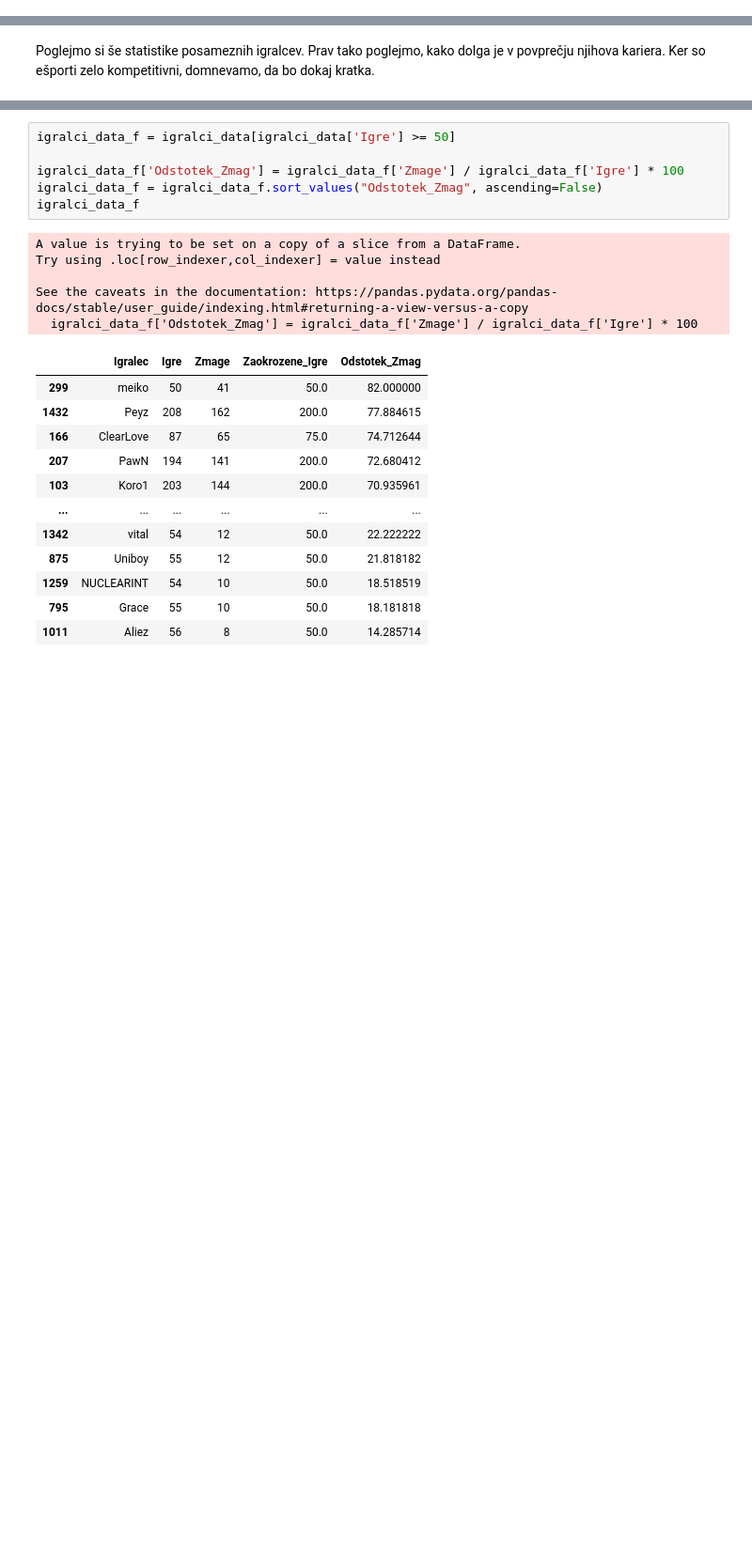
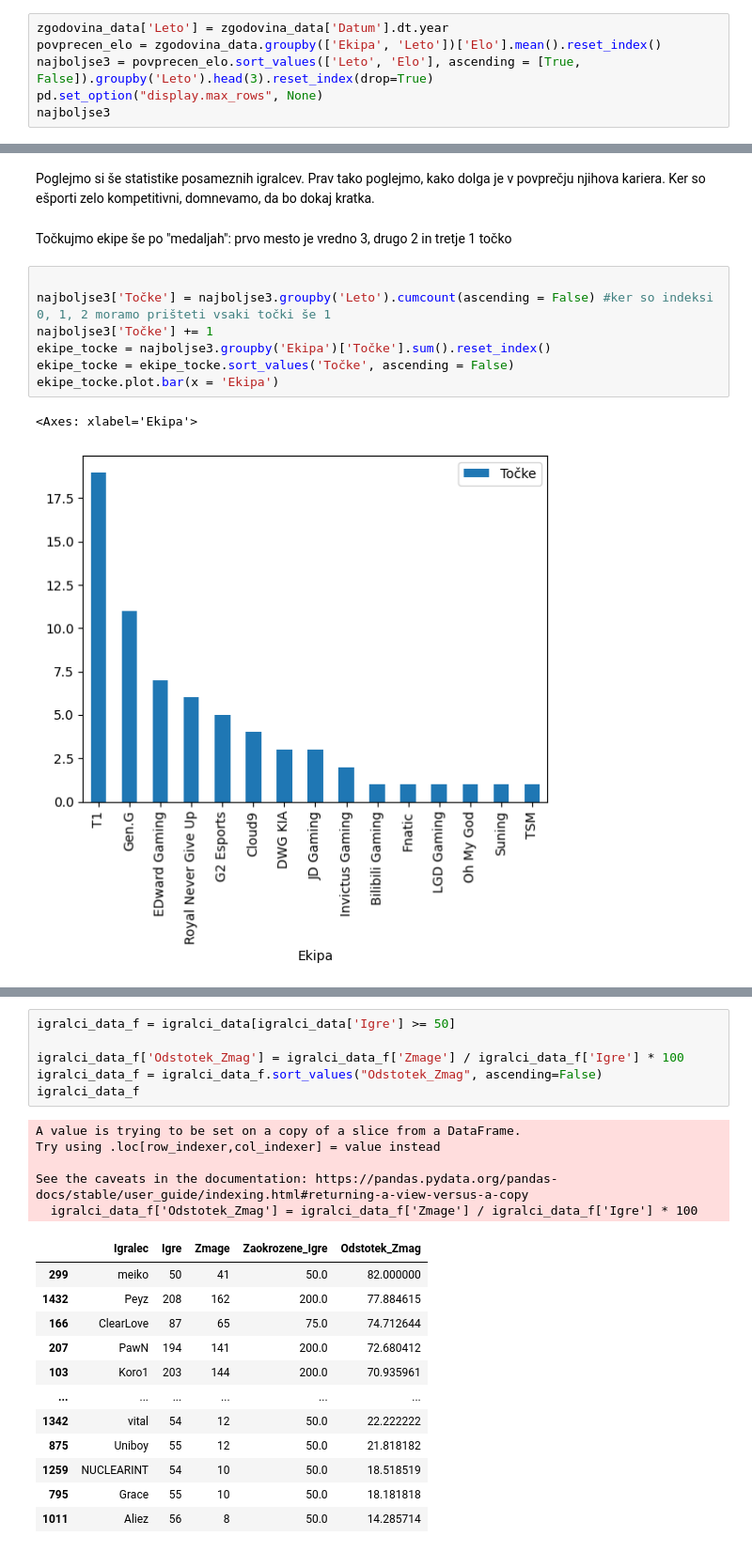
Before and after one commit to matijaderganc/League-of-Legends-Esports-Analysis, a Jupyter notebook: analiza.ipynb, the cells around one changed output, grey strips where cells are left out. Shown at 94% size. Drawn from its saved outputs; the diff is of its cells as text; blank space fills up the shorter version.

```diff
--- a/analiza.ipynb
+++ b/analiza.ipynb
@@ -187,0 +159,6 @@ skupno.plot.scatter(y= 'Elo', x = 'Odstotek_Zmag', title = 'Elo rating v odvisno
+# %%
+zgodovina_data['Leto'] = zgodovina_data['Datum'].dt.year
+povprecen_elo = zgodovina_data.groupby(['Ekipa', 'Leto'])['Elo'].mean().reset_index()
+najboljse3 = povprecen_elo.sort_values(['Leto', 'Elo'], ascending = [True, False]).groupby('Leto').head(3).reset_index(drop=True)
+pd.set_option("display.max_rows", None)
+najboljse3
@@ -188,2 +183,14 @@ skupno.plot.scatter(y= 'Elo', x = 'Odstotek_Zmag', title = 'Elo rating v odvisno
 # %% [markdown]
 Poglejmo si še statistike posameznih igralcev. Prav tako poglejmo, kako dolga je v povprečju njihova kariera. Ker so ešporti zelo kompetitivni, domnevamo, da bo dokaj kratka.
+# %% [markdown]
+Točkujmo ekipe še po "medaljah": prvo mesto je vredno 3, drugo 2 in tretje 1 točko
+# %%
+
+najboljse3['Točke'] = najboljse3.groupby('Leto').cumcount(ascending = False) #ker so indeksi 0, 1, 2 moramo prišteti vsaki točki še 1
+najboljse3['Točke'] += 1
+ekipe_tocke = najboljse3.groupby('Ekipa')['Točke'].sum().reset_index()
+ekipe_tocke = ekipe_tocke.sort_values('Točke', ascending = False)
+ekipe_tocke.plot.bar(x = 'Ekipa')
+# %% [output]
+<Axes: xlabel='Ekipa'>
+[figure, added]
```
Also changed, not shown: parts of 10 cells of this notebook.
